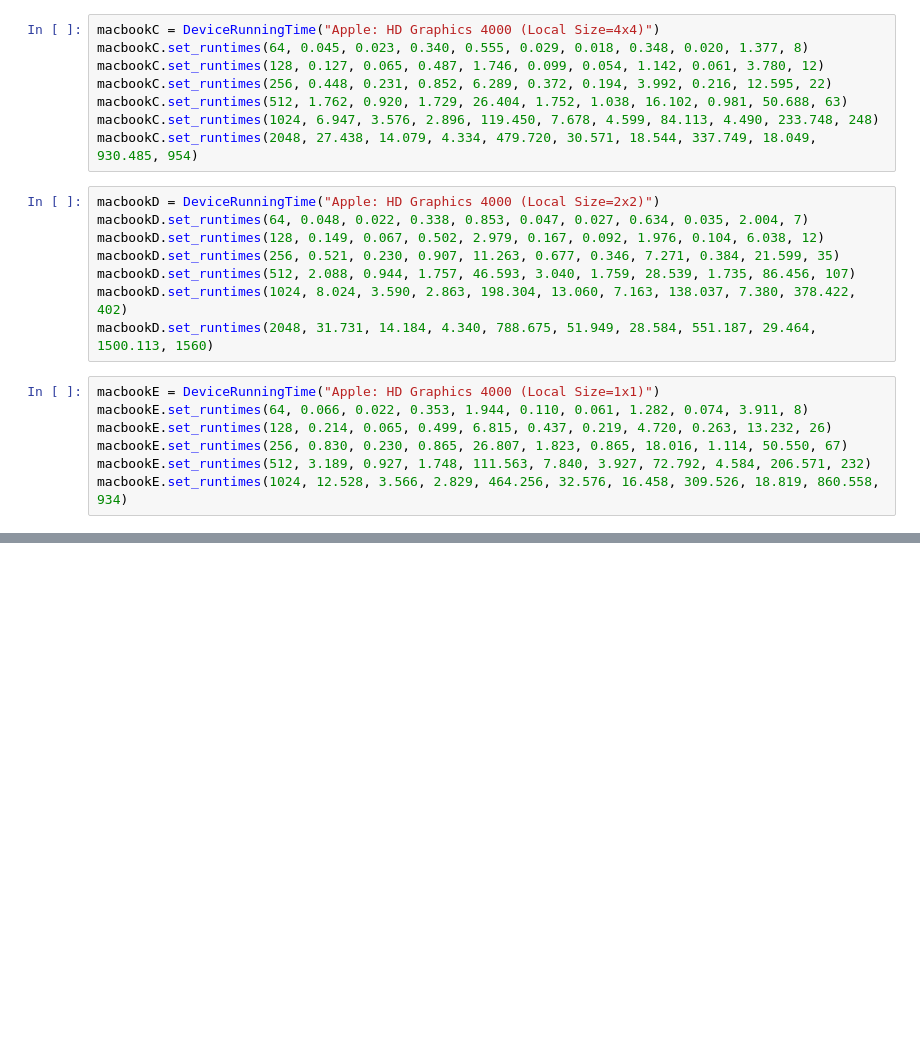
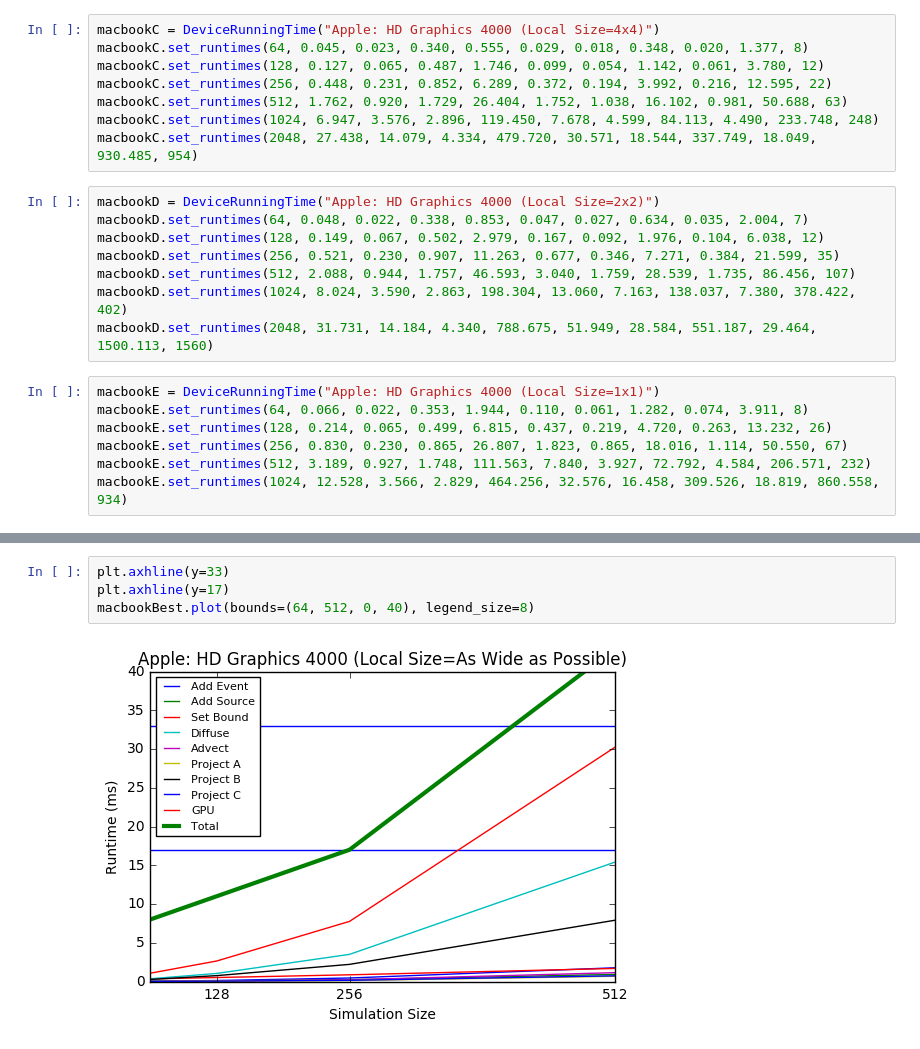
Before and after one commit to ellishg/OpenCLFluid, a Jupyter notebook: PlotData.ipynb, the cells around one changed output, grey strips where cells are left out. Drawn from its saved outputs; the diff is of its cells as text; blank space fills up the shorter version.

```diff
--- a/PlotData.ipynb
+++ b/PlotData.ipynb
@@ -157,0 +144,6 @@ macbookBest.plot()
+# %%
+plt.axhline(y=33)
+plt.axhline(y=17)
+macbookBest.plot(bounds=(64, 512, 0, 40), legend_size=8)
+# %% [output]
+[figure, added]
```
Also changed, not shown: parts of 11 cells of this notebook.
